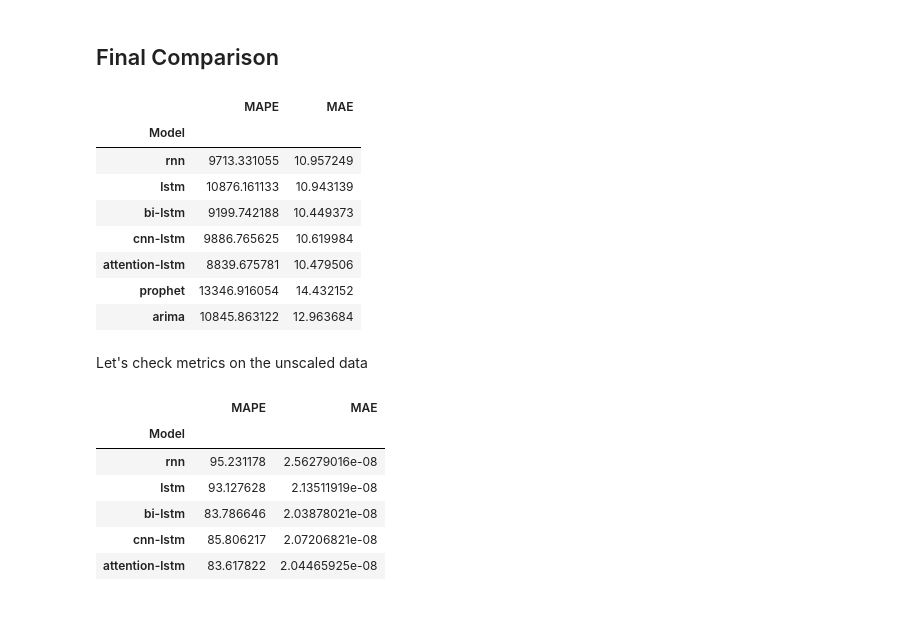
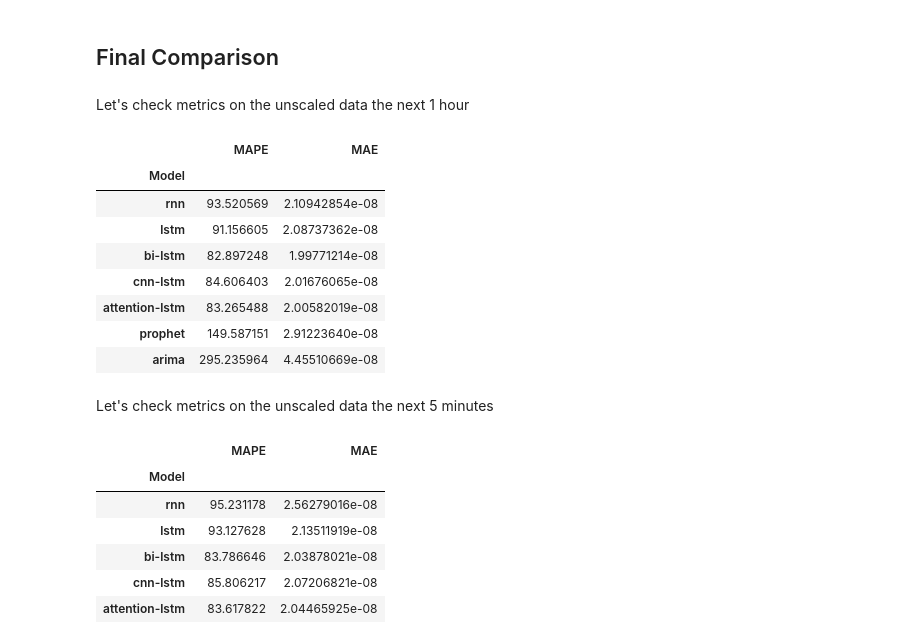
Before and after one commit to khrstln/AITH-Blockchain-AI, a Jupyter notebook: notebooks/final_comparison.ipynb, the cells around one changed output. Drawn from its saved outputs; the diff is of its cells as text; code cells hidden in the pictures; blank space fills up the shorter version.

Commit message:
feat: update final metrics

```diff
--- a/notebooks/final_comparison.ipynb
+++ b/notebooks/final_comparison.ipynb
@@ -571,4 +628,9 @@ y_pred_arima = np.array(arima_forecast)
 # %%
-metrics_arima = calculate_metrics(y_true_arima, y_pred_arima)
-metrics_arima
+y_pred_arima_matrix_1h = inverted_data[50:, :].copy()
+y_pred_arima_matrix_1h[:, 3] = y_pred_arima_1h.T[0].copy()
+
+y_pred_arima_unscaled_1h = inverse_scale(y_pred_arima_matrix_1h, scaler)[:, 3]
+
+metrics_arima_unscaled_1h = calculate_metrics(y_true_unscaled[50:], y_pred_arima_unscaled_1h)
+print(metrics_arima_unscaled_1h)
 # %% [output]
@@ -585,32 +647,37 @@ print(metrics_arima_unscaled)
 {'MAPE': np.float64(296.80281279518096), 'MAE': np.float64(4.4827176037002904e-08)}
 # %% [markdown]
 ## Final Comparison
+# %% [markdown]
+Let's check metrics on the unscaled data the next 1 hour
 # %%
-results = {
-    "rnn": metrics_rnn,
-    "lstm": metrics_lstm,
-    "bi-lstm": metrics_bi_lstm,
-    "cnn-lstm": metrics_cnn_lstm,
-    "attention-lstm": metrics_attention_lstm,
-    "prophet": metrics_prophet,
-    "arima": metrics_arima
+results_unscaled_1h = {
+    # "rnn": metrics_rnn_unscaled_1h,
+    "rnn": {'MAPE': np.float32(93.520571), 'MAE': np.float32(2.1094285e-08)},
+    "lstm": metrics_lstm_unscaled_1h,
+    "bi-lstm": metrics_bi_lstm_unscaled_1h,
+    "cnn-lstm": metrics_cnn_lstm_unscaled_1h,
+    "attention-lstm": metrics_attention_lstm_unscaled_1h,
+    "prophet": metrics_prophet_unscaled_1h,
+    "arima": metrics_arima_unscaled_1h
 }
 # %%
-df_quality = pd.DataFrame(results).T
-df_quality.index.name = "Model"
+df_quality_unscaled_1h = pd.DataFrame(results_unscaled_1h).T
+df_quality_unscaled_1h.index.name = "Model"
+# %%
+df_quality_unscaled_1h["MAE"] = df_quality_unscaled_1h["MAE"].apply(lambda x: f"{x:.8e}")
 # %%
-styled_df = df_quality.style.highlight_min(color="lightgreen", axis=0)
-styled_df
+styled_df_unscaled_1h = df_quality_unscaled_1h.style.highlight_min(color="lightgreen", axis=0)
+styled_df_unscaled_1h
 # %% [output]
 |  | MAPE | MAE |
 | Model |  |  |
-| rnn | 9713.331055 | 10.957249 |
-| lstm | 10876.161133 | 10.943139 |
-| bi-lstm | 9199.742188 | 10.449373 |
-| cnn-lstm | 9886.765625 | 10.619984 |
-| attention-lstm | 8839.675781 | 10.479506 |
-| prophet | 13346.916054 | 14.432152 |
-| arima | 10845.863122 | 12.963684 |
+| rnn | 93.520569 | 2.10942854e-08 |
+| lstm | 91.156605 | 2.08737362e-08 |
+| bi-lstm | 82.897248 | 1.99771214e-08 |
+| cnn-lstm | 84.606403 | 2.01676065e-08 |
+| attention-lstm | 83.265488 | 2.00582019e-08 |
+| prophet | 149.587151 | 2.91223640e-08 |
+| arima | 295.235964 | 4.45510669e-08 |
 # %% [markdown]
-Let's check metrics on the unscaled data
+Let's check metrics on the unscaled data the next 5 minutes
 # %%
```
Also changed, not shown: parts of 40 cells of this notebook.
